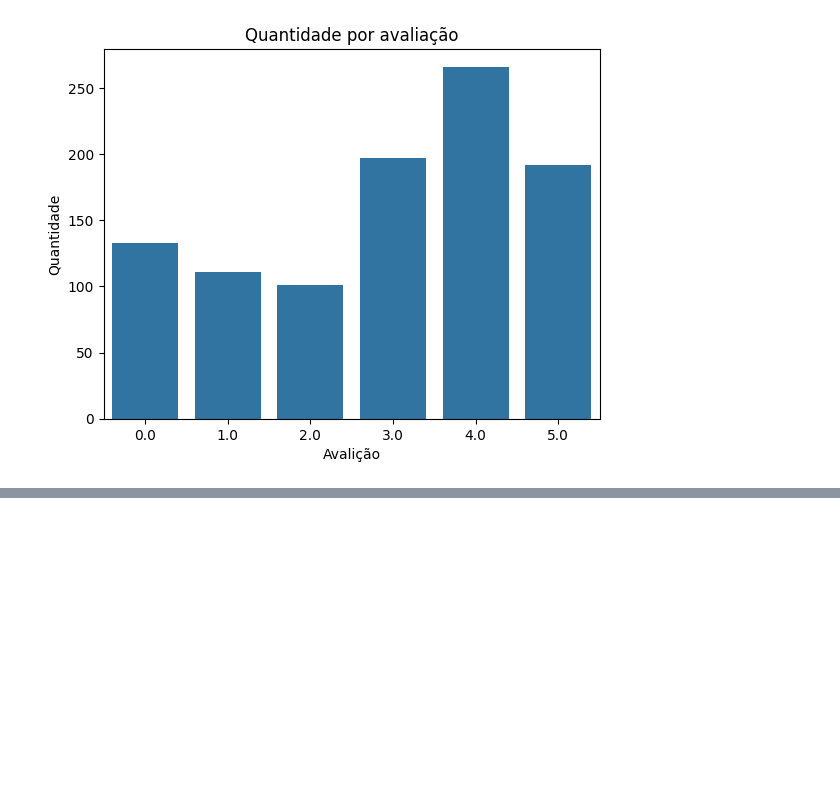
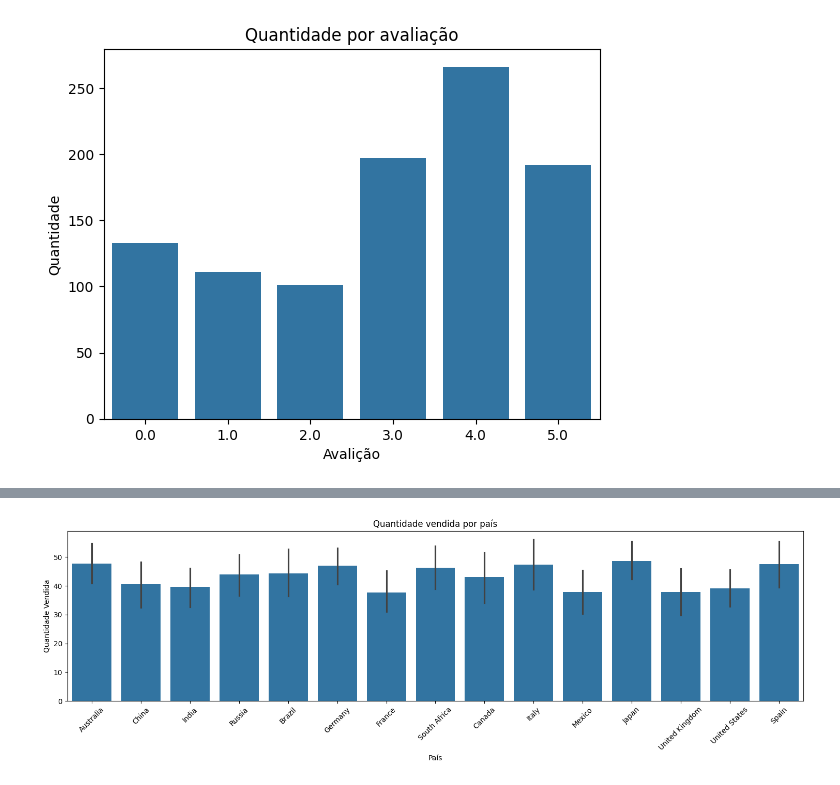
Before and after one commit to danilooxz/TrabalhoAnaliseDados, a Jupyter notebook: trabalho.ipynb, the cells around one changed output, grey strips where cells are left out. Cells and saved outputs as stored; diff of their text form; code cells hidden in the pictures; blank space fills up the shorter version.

```diff
--- a/trabalho.ipynb
+++ b/trabalho.ipynb
@@ -123,0 +131,12 @@ plt.show()
+# %%
+plt.figure(figsize=(15, 5))
+sns.barplot(x='CustomerLocation', y='QuantitySold', data=df_clean)
+
+plt.title('Quantidade vendida por país')
+plt.xlabel('País')
+plt.ylabel('Quantidade Vendida')
+plt.xticks(rotation=45)
+plt.tight_layout()
+plt.show()
+# %% [output]
+[figure, added]
```
Also changed, not shown: parts of 2 cells of this notebook, 3 other files.
